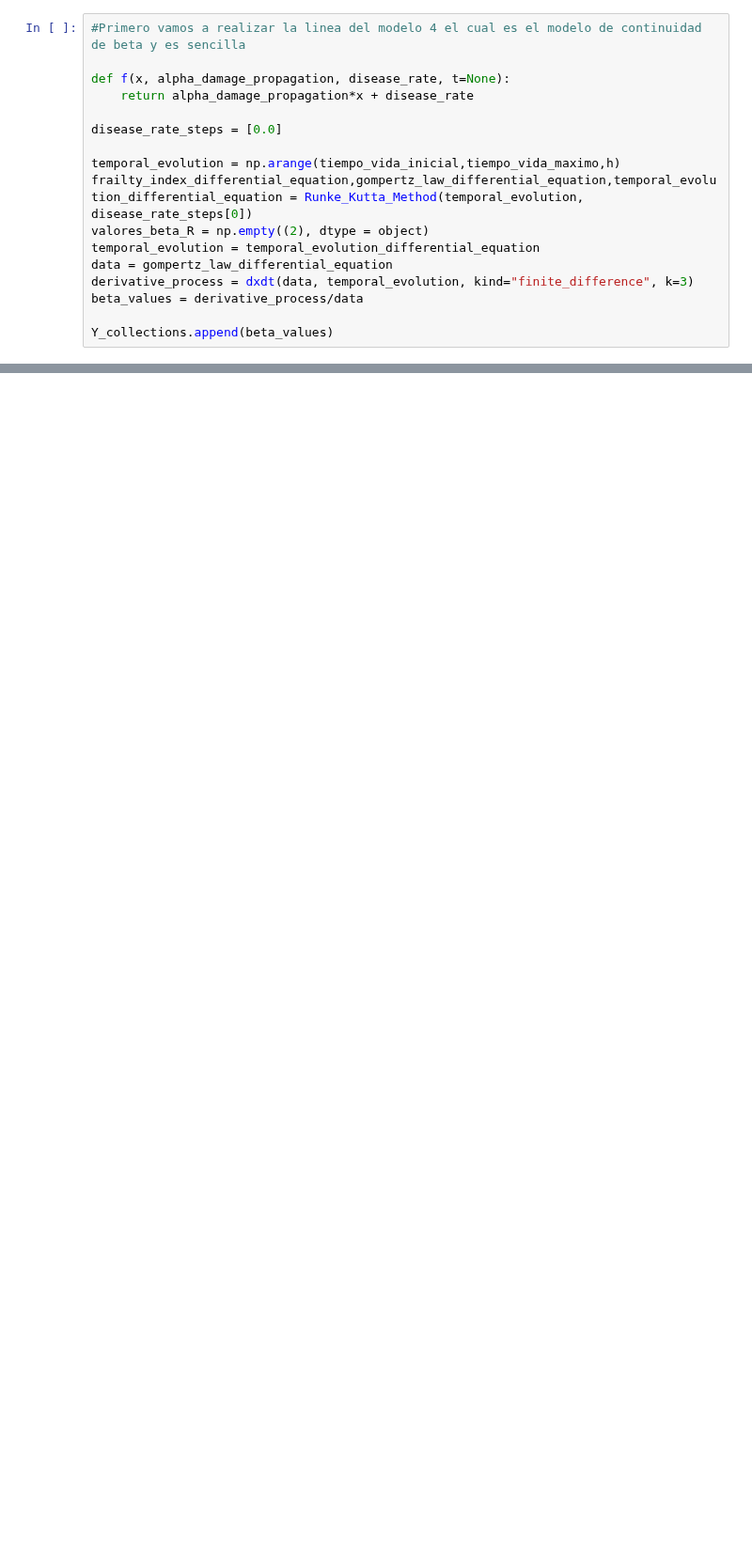
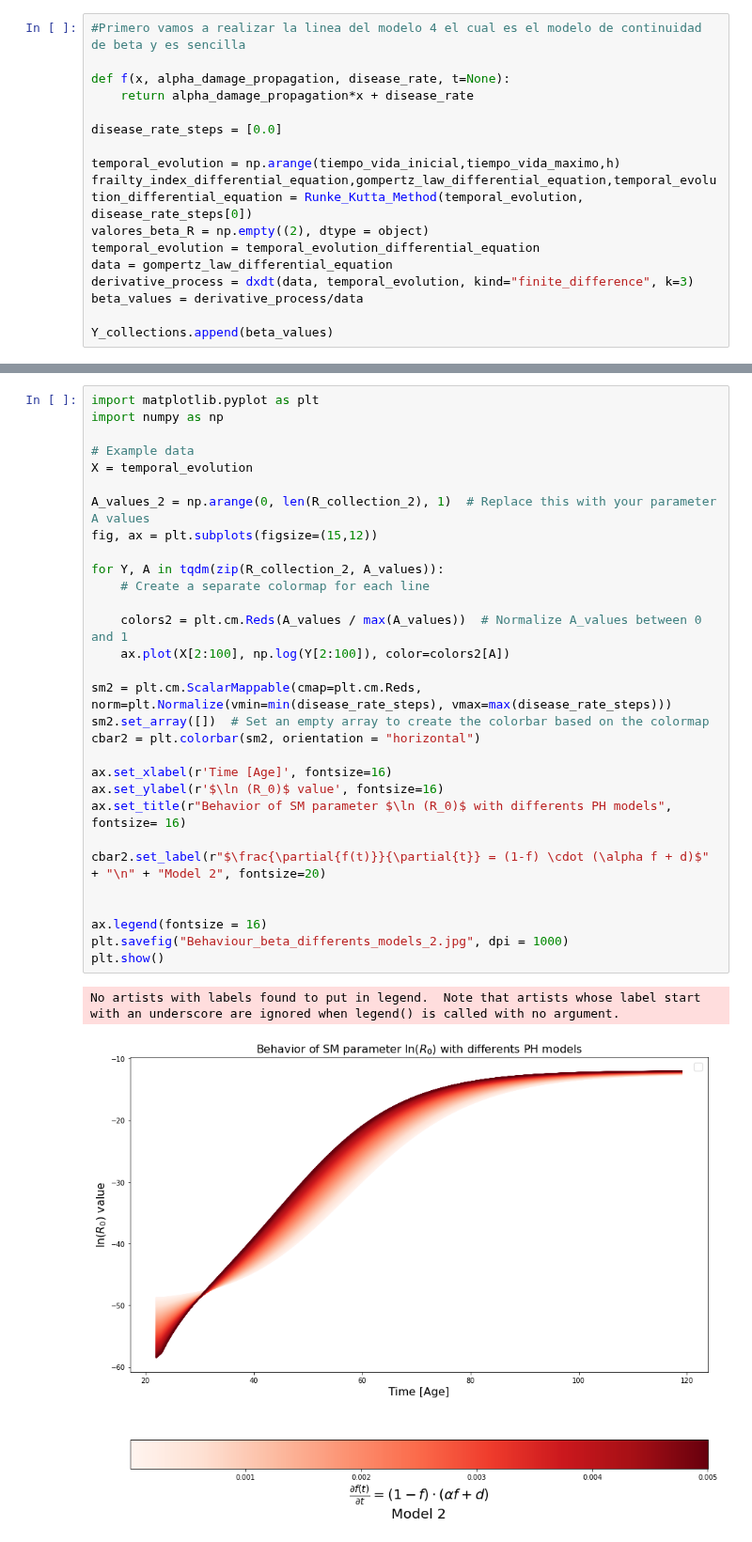
Before and after one commit to Rafther0112/Human_Aging_Research, a Jupyter notebook: friday_21_28/SM_correlation.ipynb, the cells around one changed output, grey strips where cells are left out. Shown at 94% size. Drawn from its saved outputs; the diff is of its cells as text; blank space fills up the shorter version.

```diff
--- a/friday_21_28/SM_correlation.ipynb
+++ b/friday_21_28/SM_correlation.ipynb
@@ -213,0 +249,33 @@ plt.show()
+# %%
+import matplotlib.pyplot as plt
+import numpy as np
+
+# Example data
+X = temporal_evolution
+
+A_values_2 = np.arange(0, len(R_collection_2), 1)  # Replace this with your parameter A values
+fig, ax = plt.subplots(figsize=(15,12))
+
+for Y, A in tqdm(zip(R_collection_2, A_values)):
+    # Create a separate colormap for each line
+
+    colors2 = plt.cm.Reds(A_values / max(A_values))  # Normalize A_values between 0 and 1
+    ax.plot(X[2:100], np.log(Y[2:100]), color=colors2[A])
+
+sm2 = plt.cm.ScalarMappable(cmap=plt.cm.Reds, norm=plt.Normalize(vmin=min(disease_rate_steps), vmax=max(disease_rate_steps)))
+sm2.set_array([])  # Set an empty array to create the colorbar based on the colormap
+cbar2 = plt.colorbar(sm2, orientation = "horizontal")
+
+ax.set_xlabel(r'Time [Age]', fontsize=16)
+ax.set_ylabel(r'$\ln (R_0)$ value', fontsize=16)
+ax.set_title(r"Behavior of SM parameter $\ln (R_0)$ with differents PH models", fontsize= 16)
+
+cbar2.set_label(r"$\frac{\partial{f(t)}}{\partial{t}} = (1-f) \cdot (\alpha f + d)$" + "\n" + "Model 2", fontsize=20)
+
+
+ax.legend(fontsize = 16)
+plt.savefig("Behaviour_beta_differents_models_2.jpg", dpi = 1000)
+plt.show()
+# %% [output]
+No artists with labels found to put in legend.  Note that artists whose label start with an underscore are ignored when legend() is called with no argument.
+[figure, added]
```
Also changed, not shown: parts of 14 cells of this notebook, 7 other files.
